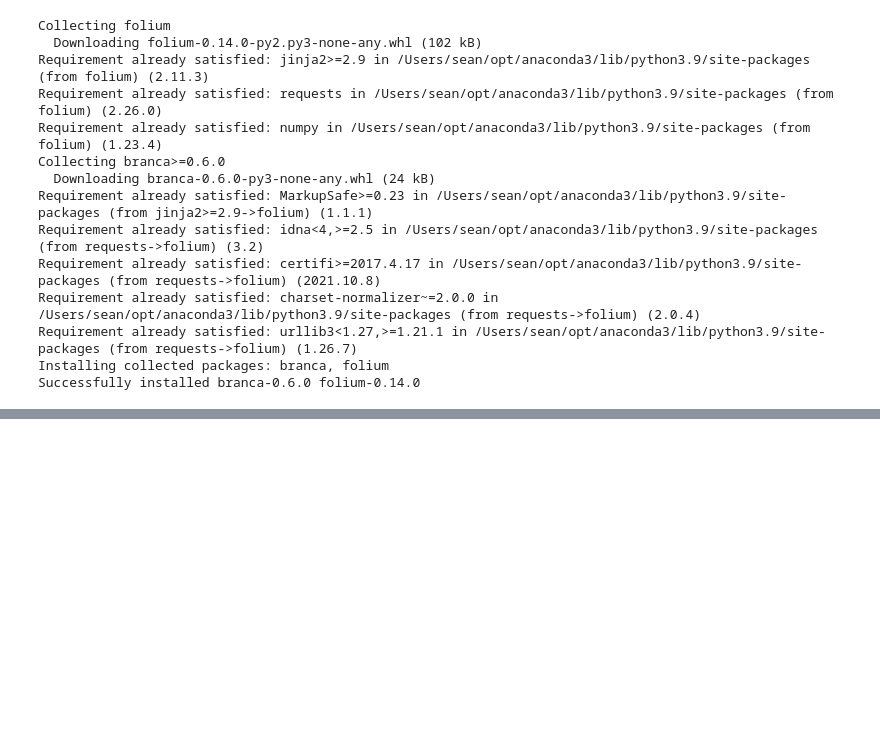
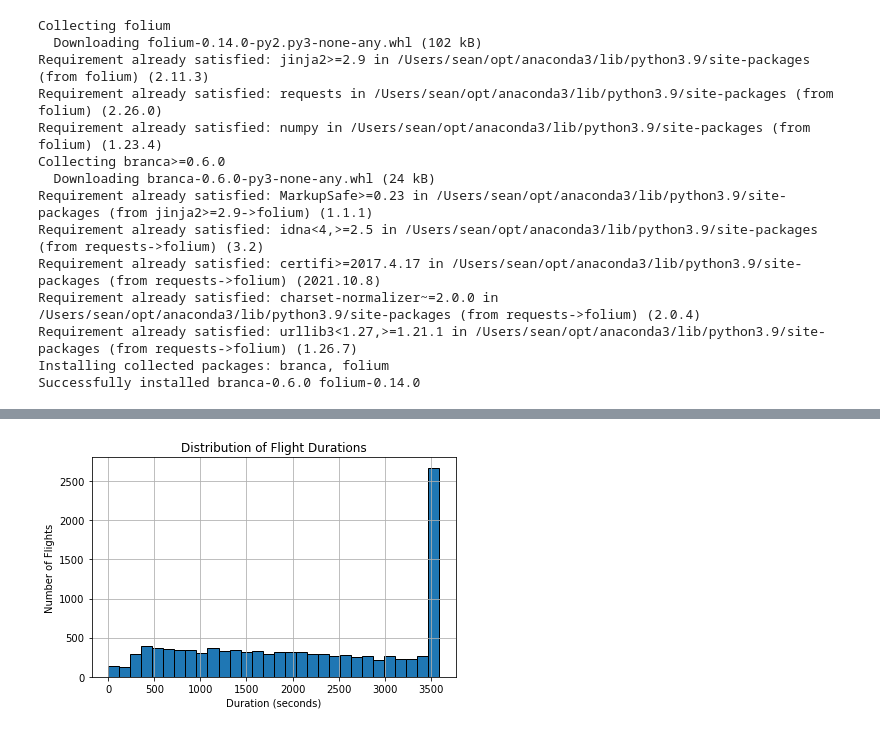
Before and after one commit to SeanSenev/Capstone, a Jupyter notebook: EDA.ipynb, the cells around one changed output, grey strips where cells are left out. Drawn from its saved outputs; the diff is of its cells as text; code cells hidden in the pictures; blank space fills up the shorter version.

```diff
--- a/EDA.ipynb
+++ b/EDA.ipynb
@@ -212,0 +238,14 @@ README.md                    states_2022-06-27-00.csv
+# %%
+# Calculate the time range for each flight
+flight_durations = df.groupby('icao24').apply(lambda x: x.index.max() - x.index.min())
+
+# Plot a histogram of durations
+flight_durations.dt.total_seconds().hist(bins=30, edgecolor='black')
+plt.title('Distribution of Flight Durations')
+plt.xlabel('Duration (seconds)')
+plt.ylabel('Number of Flights')
+plt.grid(True)
+plt.tight_layout()
+plt.show()
+# %% [output]
+[figure, added]
```
Also changed, not shown: parts of 4 cells of this notebook.
